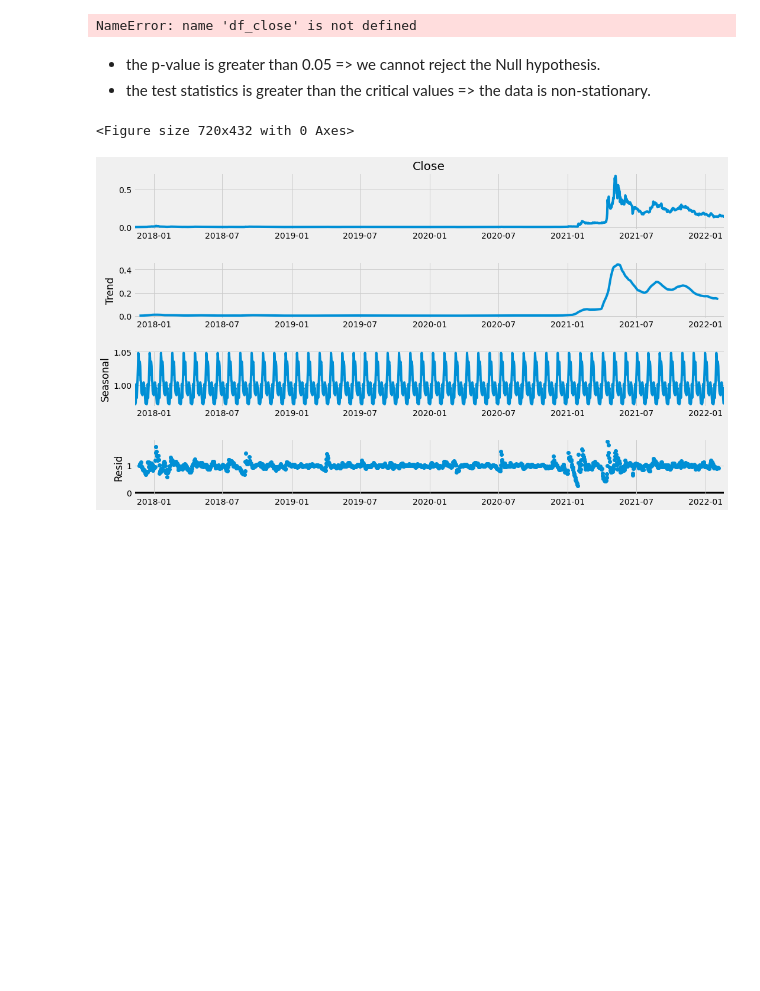
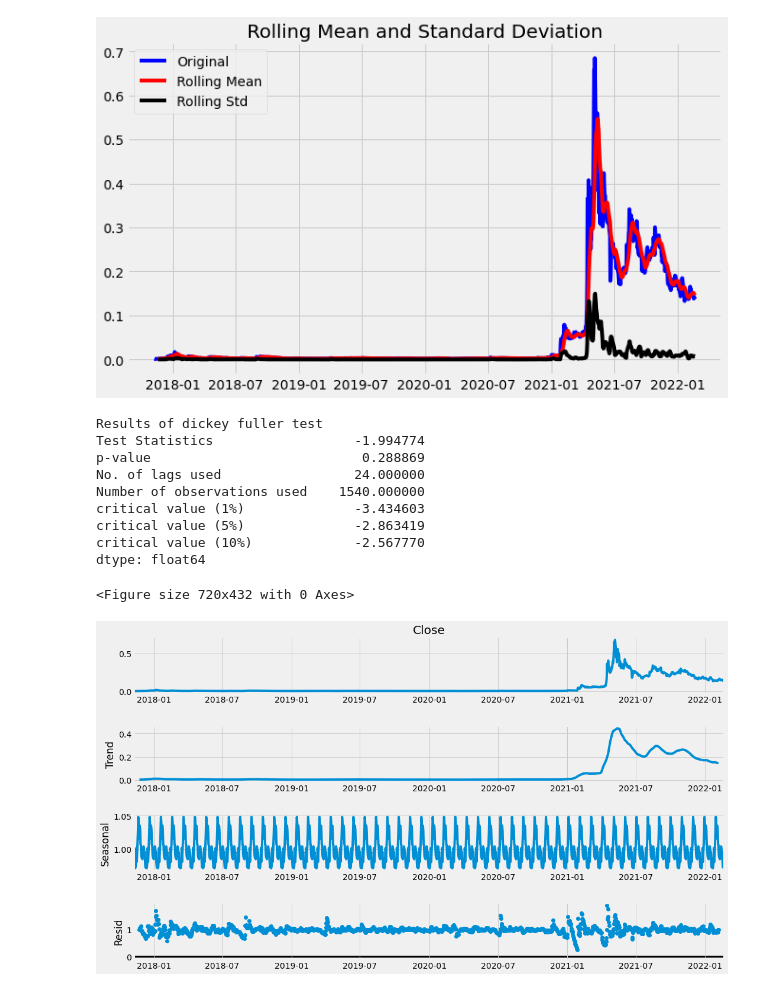
Before and after one commit to Strifee/crypto_trading, a Jupyter notebook: ARIMA.ipynb, the cells around one changed output. Cells and saved outputs as stored; diff of their text form; code cells hidden in the pictures; blank space fills up the shorter version.

```diff
--- a/ARIMA.ipynb
+++ b/ARIMA.ipynb
@@ -84,27 +84,33 @@ fig.show()
 # %%
 def test_stationarity(timeseries):
     #Determing rolling statistics
     rolmean = timeseries.rolling(12).mean()
     rolstd = timeseries.rolling(12).std()
     #Plot rolling statistics:
     plt.plot(timeseries, color='blue',label='Original')
     plt.plot(rolmean, color='red', label='Rolling Mean')
     plt.plot(rolstd, color='black', label = 'Rolling Std')
     plt.legend(loc='best')
     plt.title('Rolling Mean and Standard Deviation')
     plt.show(block=False)
 
     print("Results of dickey fuller test")
     adft = adfuller(timeseries,autolag='AIC')
     output = pd.Series(adft[0:4],index=['Test Statistics','p-value','No. of lags used','Number of observations used'])
     for key,values in adft[4].items():
         output['critical value (%s)'%key] =  values
     print(output)
 
-test_stationarity(df_close)
+test_stationarity(df['Close'])
 # %% [output]
+[figure, added]
-NameError: name 'df_close' is not defined
+Results of dickey fuller test
+Test Statistics                  -1.994774
+p-value                           0.288869
+No. of lags used                 24.000000
+Number of observations used    1540.000000
+critical value (1%)              -3.434603
+critical value (5%)              -2.863419
+critical value (10%)             -2.567770
+dtype: float64
-# %% [markdown]
-- the p-value is greater than 0.05 => we cannot reject the Null hypothesis.
-- the test statistics is greater than the critical values => the data is non-stationary.
 # %%
```
Also changed, not shown: parts of 10 cells of this notebook.
